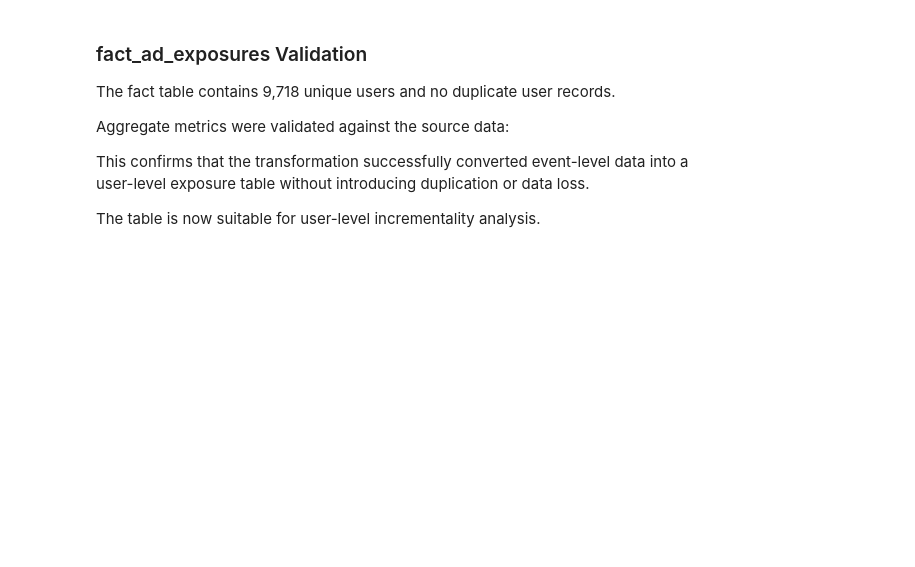
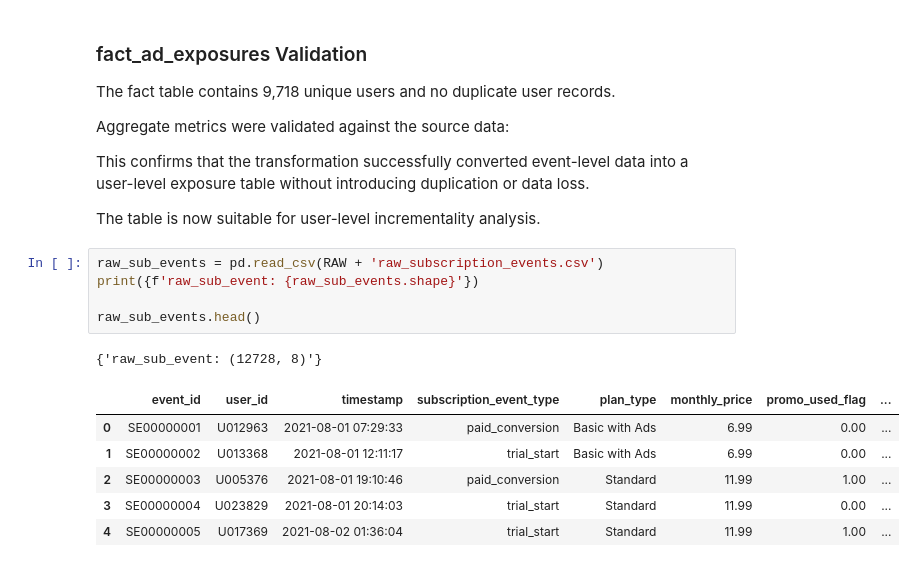
Before and after one commit to eddyk92/try-again-campaign-incrementality, a Jupyter notebook: notebooks/02_build_fact_tables.ipynb, the cells around one changed output. Cells and saved outputs as stored; diff of their text form; blank space fills up the shorter version.

Commit message:
Update 02_build_fact_tables notebook with latest changes
Co-Authored-By: Claude Sonnet 4.6 <noreply@anthropic.com>

```diff
--- a/notebooks/02_build_fact_tables.ipynb
+++ b/notebooks/02_build_fact_tables.ipynb
@@ -216,3 +237,16 @@ Aggregate metrics were validated against the source data:
 This confirms that the transformation successfully converted event-level data into a user-level exposure table without introducing duplication or data loss.
 
 The table is now suitable for user-level incrementality analysis.
+# %%
+raw_sub_events = pd.read_csv(RAW + 'raw_subscription_events.csv')
+print({f'raw_sub_event: {raw_sub_events.shape}'})
+
+raw_sub_events.head()
+# %% [output]
+{'raw_sub_event: (12728, 8)'}
+|  | event_id | user_id | timestamp | subscription_event_type | plan_type | monthly_price | promo_used_flag | ... |
+| 0 | SE00000001 | U012963 | 2021-08-01 07:29:33 | paid_conversion | Basic with Ads | 6.99 | 0.00 | ... |
+| 1 | SE00000002 | U013368 | 2021-08-01 12:11:17 | trial_start | Basic with Ads | 6.99 | 0.00 | ... |
+| 2 | SE00000003 | U005376 | 2021-08-01 19:10:46 | paid_conversion | Standard | 11.99 | 1.00 | ... |
+| 3 | SE00000004 | U023829 | 2021-08-01 20:14:03 | trial_start | Standard | 11.99 | 0.00 | ... |
+| 4 | SE00000005 | U017369 | 2021-08-02 01:36:04 | trial_start | Standard | 11.99 | 1.00 | ... |
```
Also changed, not shown: parts of 3 cells of this notebook.
